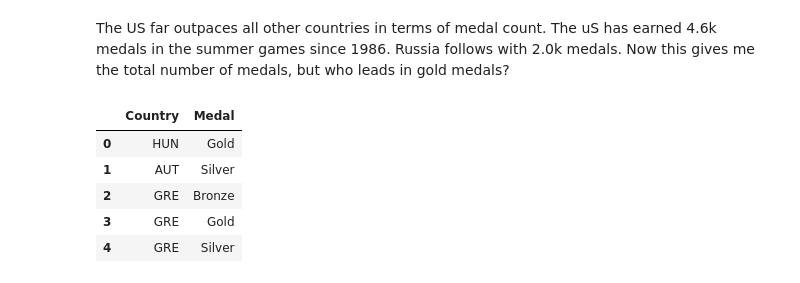
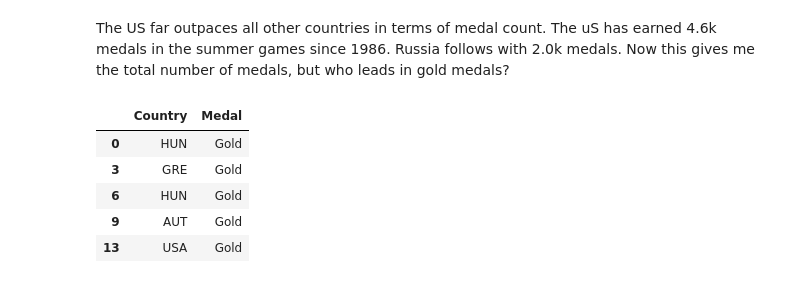
Before and after one commit to mcerow/summer_olympics, a Jupyter notebook: Summer_Olympics.ipynb, the cells around one changed output. Cells and saved outputs as stored; diff of their text form; code cells hidden in the pictures.

```diff
--- a/Summer_Olympics.ipynb
+++ b/Summer_Olympics.ipynb
@@ -90,12 +90,12 @@ plt.show()
 The US far outpaces all other countries in terms of medal count. The uS has earned 4.6k medals in the summer games since 1986. Russia follows with 2.0k medals. Now this gives me the total number of medals, but who leads in gold medals?
 # %%
 gold_medals = data[['Country', 'Medal']]
-gold_medals = gold_medals['Medal']=='Gold'
-country_medal_count.head()
+gold_medals = gold_medals[gold_medals['Medal']=='Gold']
+gold_medals.head()
 # %% [output]
 |  | Country | Medal |
 | 0 | HUN | Gold |
-| 1 | AUT | Silver |
-| 2 | GRE | Bronze |
 | 3 | GRE | Gold |
-| 4 | GRE | Silver |
+| 6 | HUN | Gold |
+| 9 | AUT | Gold |
+| 13 | USA | Gold |
```
Also changed, not shown: parts of 5 cells of this notebook.
